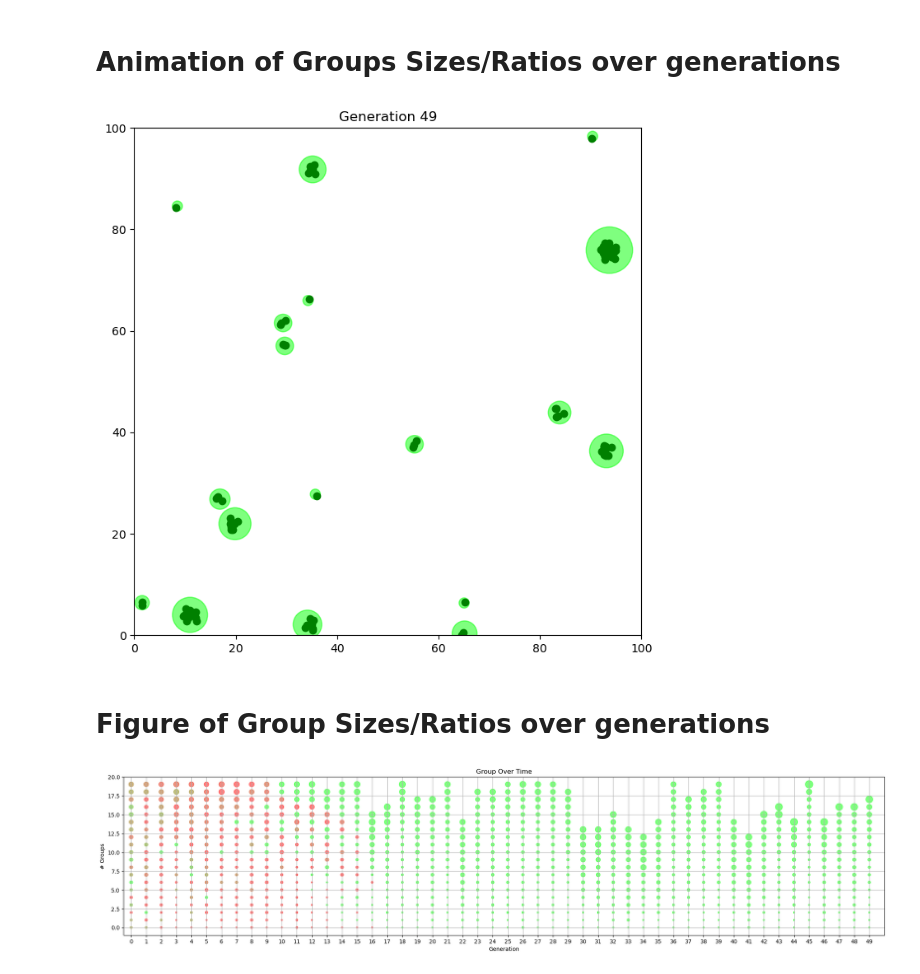
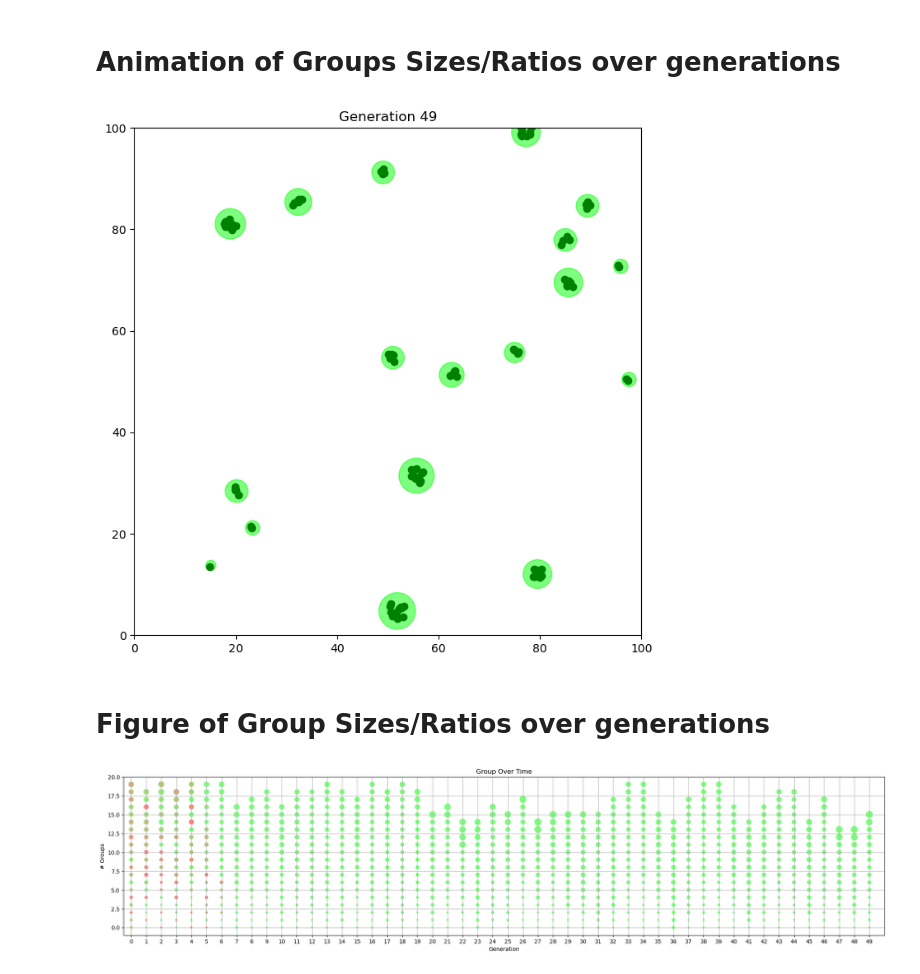
Before and after one commit to wbp1702/prisoners_dilemma, a Jupyter notebook: refactor/group_animations.ipynb, the cells around one changed output. Saved outputs shown, nothing was run; the diff lists cells and outputs as text; code cells hidden in the pictures.

Commit message:
Updated Figures

```diff
--- a/refactor/group_animations.ipynb
+++ b/refactor/group_animations.ipynb
@@ -7,22 +7,50 @@ import games
 # %% [markdown]
 # Animation of Groups Sizes/Ratios over generations
 # %%
+# population = 100
+# num_groups = 20
+# num_generations = 50
+# cost_benefit_ratio = 0.3
+# cooperation_threshold = int(1)
+# group_split_size = 20
+# split_mode = 'empty'
+# split_probabilistic = False
+# social_dilemma = 'snowdrift'
+
+# np.random.seed(50)
+
+
+# results = games.group_split_game(population, num_groups, num_generations, cost_benefit_ratio, cooperation_threshold,
+#                                  group_split_size, split_mode, split_probabilistic, social_dilemma)
+
+# recorded_group_population, recorded_group_cooperators, recorded_group_rewards, \
+# recorded_avg_group_population, recorded_population_cooperators, recorded_population_rewards, \
+# recorded_tournament_strategy_changes, recorded_group_split_strategy_changes = results
+
+# # Due to the number of groups possibly changing
+# num_groups = len(recorded_group_population)
 population = 100
 num_groups = 20
 num_generations = 50
-cost_benefit_ratio = 0.1
-cooperation_threshold = 0.1
-group_split_size = 20
-split_mode = 'smallest'
+cost_benefit_ratio = 0.3
+cooperation_threshold = int(1)
+group_split_size = 10
+split_mode = 'empty'
+split_probabilistic = False
+social_dilemma = 'snowdrift'
 
 np.random.seed(50)
 
 
-results = games.group_split_game(population, num_groups, num_generations, cost_benefit_ratio, cooperation_threshold, group_split_size, split_mode)
+results = games.group_split_game(population, num_groups, num_generations, cost_benefit_ratio, cooperation_threshold,
+                                 group_split_size, split_mode, split_probabilistic, social_dilemma)
 
 recorded_group_population, recorded_group_cooperators, recorded_group_rewards, \
 recorded_avg_group_population, recorded_population_cooperators, recorded_population_rewards, \
 recorded_tournament_strategy_changes, recorded_group_split_strategy_changes = results
+
+# Due to the number of groups possibly changing
+num_groups = len(recorded_group_population)
 
 
 #generates random non-overlapping circle positions
@@ -56,54 +84,60 @@ def update_plot(frame):
         size = group_sizes[i]
         cooperators = group_cooperators[i]
         defectors = size - cooperators
 
         color_ratio = cooperators / size
         circle_color = [1 - color_ratio, color_ratio, 0.0]  # Red to green gradient
 
         circle = patches.Circle(positions[i], radius=radii[i], color=circle_color, alpha=0.5)
         plt.gca().add_patch(circle)
 
         # Add dots for cooperators and defectors inside the circle
         for _ in range(int(cooperators)):
             cooperator_pos = positions[i] + np.random.rand(2) * radii[i] * 0.8 - radii[i] * 0.4
             plt.plot(cooperator_pos[0], cooperator_pos[1], 'go')
 
         for _ in range(int(defectors)):
             defector_pos = positions[i] + np.random.rand(2) * radii[i] * 0.8 - radii[i] * 0.4
             plt.plot(defector_pos[0], defector_pos[1], 'ro')
 
     plt.xlim(0, 100)
     plt.ylim(0, 100)
     plt.title(f"Generation {frame}")
     plt.gca().set_aspect('equal')
 
 fig = plt.figure(figsize=(8, 8))
 
 ani = animation.FuncAnimation(fig, update_plot, frames=num_generations, repeat=False, interval=500)
-ani.save('/figures/group_split_simulation.gif', writer='pillow')
+ani.save('../figures/group_split_simulation.gif', writer='pillow')
 
 plt.show()
 # %% [output]
-[figure, old version]
+[figure, new version]
 # %% [markdown]
 # Figure of Group Sizes/Ratios over generations
 # %%
 population = 100
 num_groups = 20
 num_generations = 50
-cost_benefit_ratio = 0.1
-cooperation_threshold = 0.1
-group_split_size = 20
-split_mode = 'smallest'
+cost_benefit_ratio = 0.3
+cooperation_threshold = int(1)
+group_split_size = 10
+split_mode = 'equal'
+split_probabilistic = False
+social_dilemma = 'prisoners dilemma'
 
 np.random.seed(50)
 
 
-results = games.group_split_game(population, num_groups, num_generations, cost_benefit_ratio, cooperation_threshold, group_split_size, split_mode)
+results = games.group_split_game(population, num_groups, num_generations, cost_benefit_ratio, cooperation_threshold,
+                                 group_split_size, split_mode, split_probabilistic, social_dilemma)
 
 recorded_group_population, recorded_group_cooperators, recorded_group_rewards, \
 recorded_avg_group_population, recorded_population_cooperators, recorded_population_rewards, \
 recorded_tournament_strategy_changes, recorded_group_split_strategy_changes = results
+
+# Due to the number of groups possibly changing
+num_groups = len(recorded_group_population)
 
 group_data = []
 for gen in range(num_generations):
@@ -112,6 +146,7 @@ for gen in range(num_generations):
 
     # Filter out empty groups
     non_empty_indices = [i for i, size in enumerate(group_sizes) if size > 0]
+    # non_empty_indices = [i for i, size in enumerate(group_sizes)]
     sizes = [group_sizes[i] for i in non_empty_indices]
     cooperators = [group_cooperators[i] for i in non_empty_indices]
 
@@ -146,4 +181,4 @@ plt.gca().set_aspect('equal', adjustable='box')
 plt.grid()
 plt.show()
 # %% [output]
-[figure, old version]
+[figure, new version]
```
Also changed, not shown: 2 other files.
